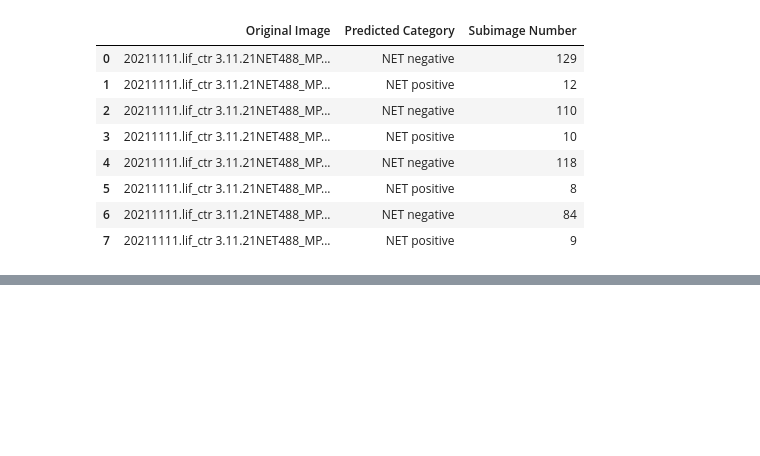
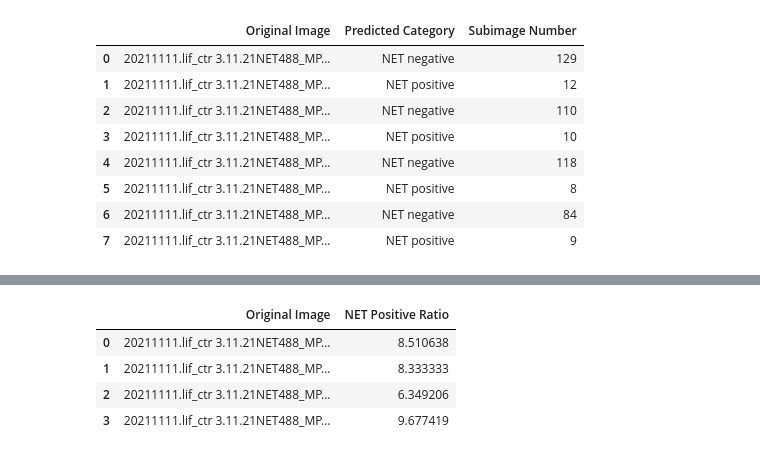
Before and after one commit to Bodegraven1991/Automated-recognition-of-NETs, a Jupyter notebook: subimaging/application.ipynb, the cells around one changed output, grey strips where cells are left out. Cells and saved outputs as stored; diff of their text form; code cells hidden in the pictures; blank space fills up the shorter version.

```diff
--- a/subimaging/application.ipynb
+++ b/subimaging/application.ipynb
@@ -383,0 +399,9 @@ image_summary
+# %%
+df_mean_percent = image_summary[['NET Positive Ratio', 'Original Image']].groupby('Original Image').mean().reset_index()
+df_mean_percent
+# %% [output]
+|  | Original Image | NET Positive Ratio |
+| 0 | 20211111.lif_ctr 3.11.21NET488_MP... | 8.510638 |
+| 1 | 20211111.lif_ctr 3.11.21NET488_MP... | 8.333333 |
+| 2 | 20211111.lif_ctr 3.11.21NET488_MP... | 6.349206 |
+| 3 | 20211111.lif_ctr 3.11.21NET488_MP... | 9.677419 |
```
Also changed, not shown: parts of 10 cells of this notebook, 15 other files.
